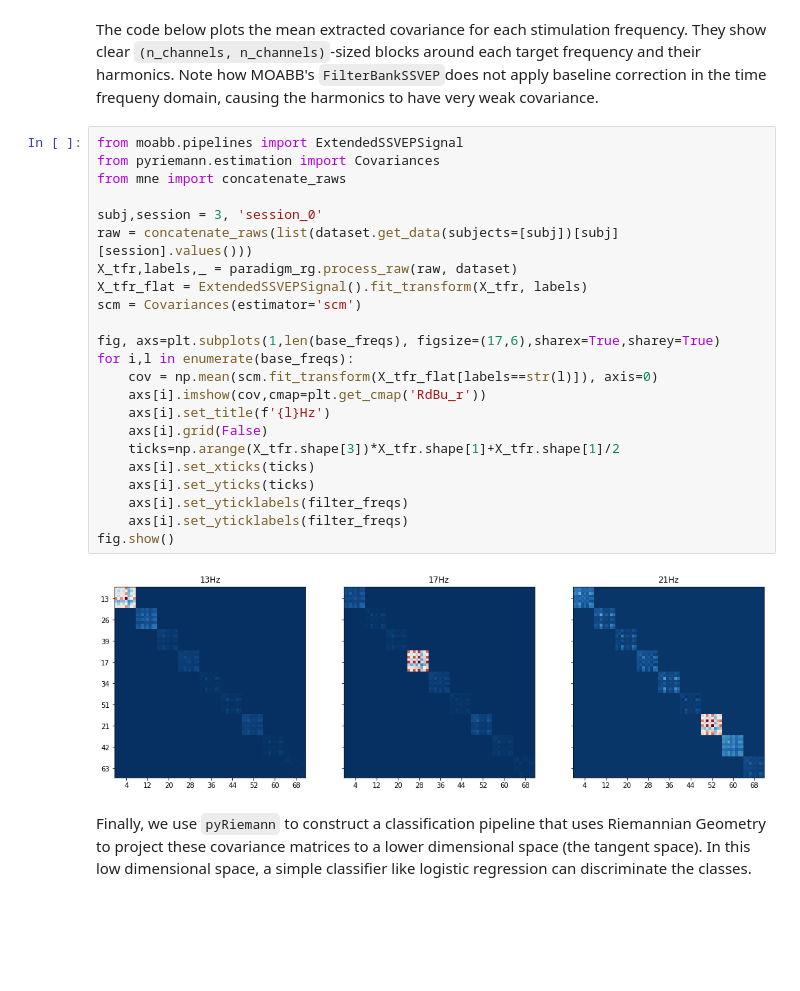
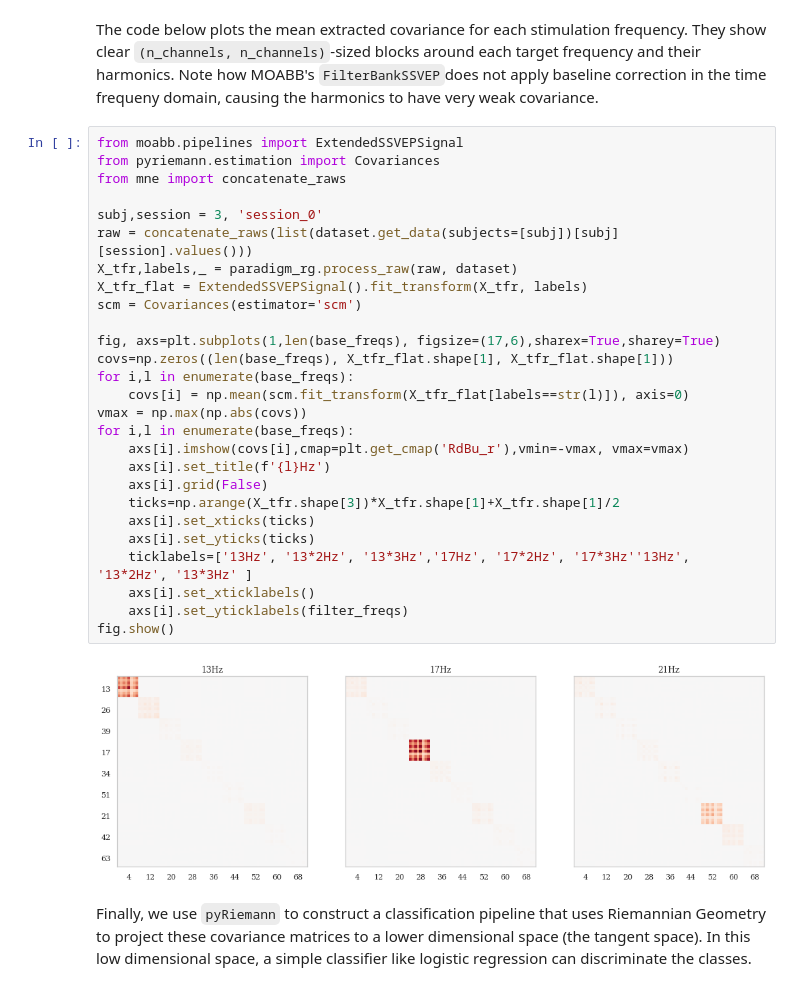
Before and after one commit to NeuroTech-Leuven/ssvep-workshop, a Jupyter notebook: notebooks/3b_ssvep_algorithms_solution.ipynb, the cells around one changed output. Cells and saved outputs as stored; diff of their text form; blank space fills up the shorter version.

Commit message:
Covariance plot scale

```diff
--- a/notebooks/3b_ssvep_algorithms_solution.ipynb
+++ b/notebooks/3b_ssvep_algorithms_solution.ipynb
@@ -98,28 +98,32 @@ The code below plots the mean extracted covariance for each stimulation frequenc
 # %%
 from moabb.pipelines import ExtendedSSVEPSignal
 from pyriemann.estimation import Covariances
 from mne import concatenate_raws
 
 subj,session = 3, 'session_0'
 raw = concatenate_raws(list(dataset.get_data(subjects=[subj])[subj][session].values()))
 X_tfr,labels,_ = paradigm_rg.process_raw(raw, dataset)
 X_tfr_flat = ExtendedSSVEPSignal().fit_transform(X_tfr, labels)
 scm = Covariances(estimator='scm')
 
 fig, axs=plt.subplots(1,len(base_freqs), figsize=(17,6),sharex=True,sharey=True)
+covs=np.zeros((len(base_freqs), X_tfr_flat.shape[1], X_tfr_flat.shape[1]))
 for i,l in enumerate(base_freqs):
-    cov = np.mean(scm.fit_transform(X_tfr_flat[labels==str(l)]), axis=0)
-    axs[i].imshow(cov,cmap=plt.get_cmap('RdBu_r'))
+    covs[i] = np.mean(scm.fit_transform(X_tfr_flat[labels==str(l)]), axis=0)
+vmax = np.max(np.abs(covs))
+for i,l in enumerate(base_freqs):
+    axs[i].imshow(covs[i],cmap=plt.get_cmap('RdBu_r'),vmin=-vmax, vmax=vmax)
     axs[i].set_title(f'{l}Hz')
     axs[i].grid(False)
     ticks=np.arange(X_tfr.shape[3])*X_tfr.shape[1]+X_tfr.shape[1]/2
     axs[i].set_xticks(ticks)
     axs[i].set_yticks(ticks)
-    axs[i].set_yticklabels(filter_freqs)
+    ticklabels=['13Hz', '13*2Hz', '13*3Hz','17Hz', '17*2Hz', '17*3Hz''13Hz', '13*2Hz', '13*3Hz' ]
+    axs[i].set_xticklabels()
     axs[i].set_yticklabels(filter_freqs)
 fig.show()
 # %% [output]
-[figure, old version]
+[figure, new version]
 # %% [markdown]
 Finally, we use `pyRiemann` to construct a classification pipeline that uses Riemannian Geometry to project these covariance matrices to a lower dimensional space (the tangent space). In this low dimensional space, a simple classifier like logistic regression can discriminate the classes.
 # %%
```
Also changed, not shown: parts of 2 cells of this notebook.
